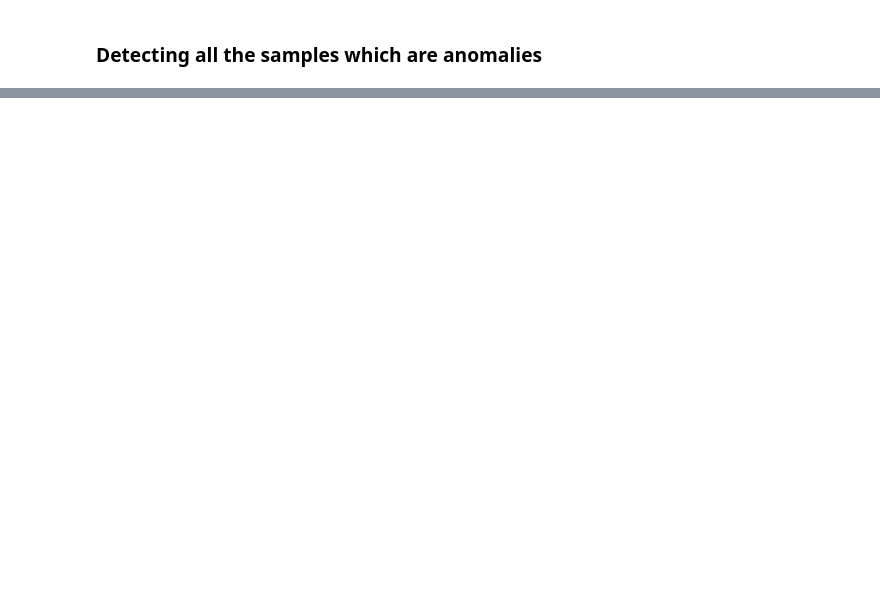
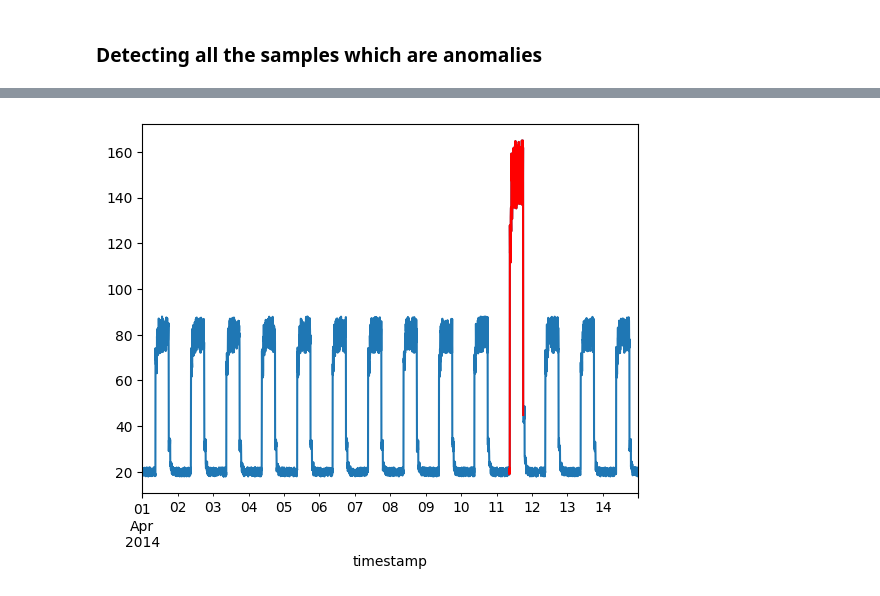
Before and after one commit to cs-joy/Anomaly-Detection, a Jupyter notebook: Anomaly_Detection_AutoEncoder.ipynb, the cells around one changed output, grey strips where cells are left out. Drawn from its saved outputs; the diff is of its cells as text; code cells hidden in the pictures; blank space fills up the shorter version.

Commit message:
successfully completed Build AutoEncoder Model for detect Anomalies and special thanks to @keras and my Prof. Dr. Muhammad Jafor Sadeq

```diff
--- a/Anomaly_Detection_AutoEncoder.ipynb
+++ b/Anomaly_Detection_AutoEncoder.ipynb
@@ -385,0 +436,17 @@ TODO............
+# %%
+# data `i` is an anomaly if samples([i - time_steps+1] to [i]) are anomalies
+anomalous_data_indices = []
+
+for data_idx in range(TIME_STEPS - 1, len(df_test_values) - TIME_STEPS + 1):
+  if np.all(anomalies[data_idx - TIME_STEPS + 1 : data_idx]):
+    anomalous_data_indices.append(data_idx)
+# %%
+# Let's overlay the anomalies on the original test data plot.
+
+df_subset = df_daily_jumpsup.iloc[anomalous_data_indices]
+fig, ax = plt.subplots()
+df_daily_jumpsup.plot(legend=False, ax=ax)
+df_subset.plot(legend=False, ax=ax, color="r")
+plt.show()
+# %% [output]
+[figure, added]
```
Also changed, not shown: parts of 11 cells of this notebook.
